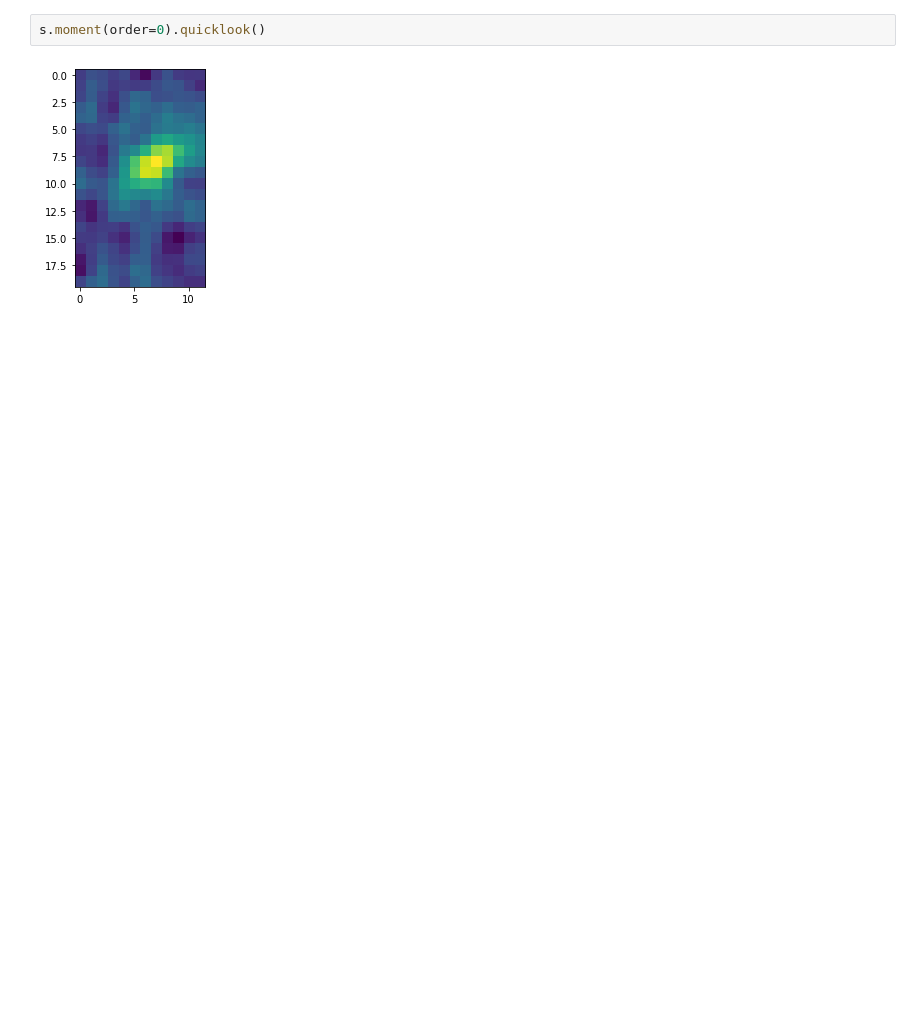
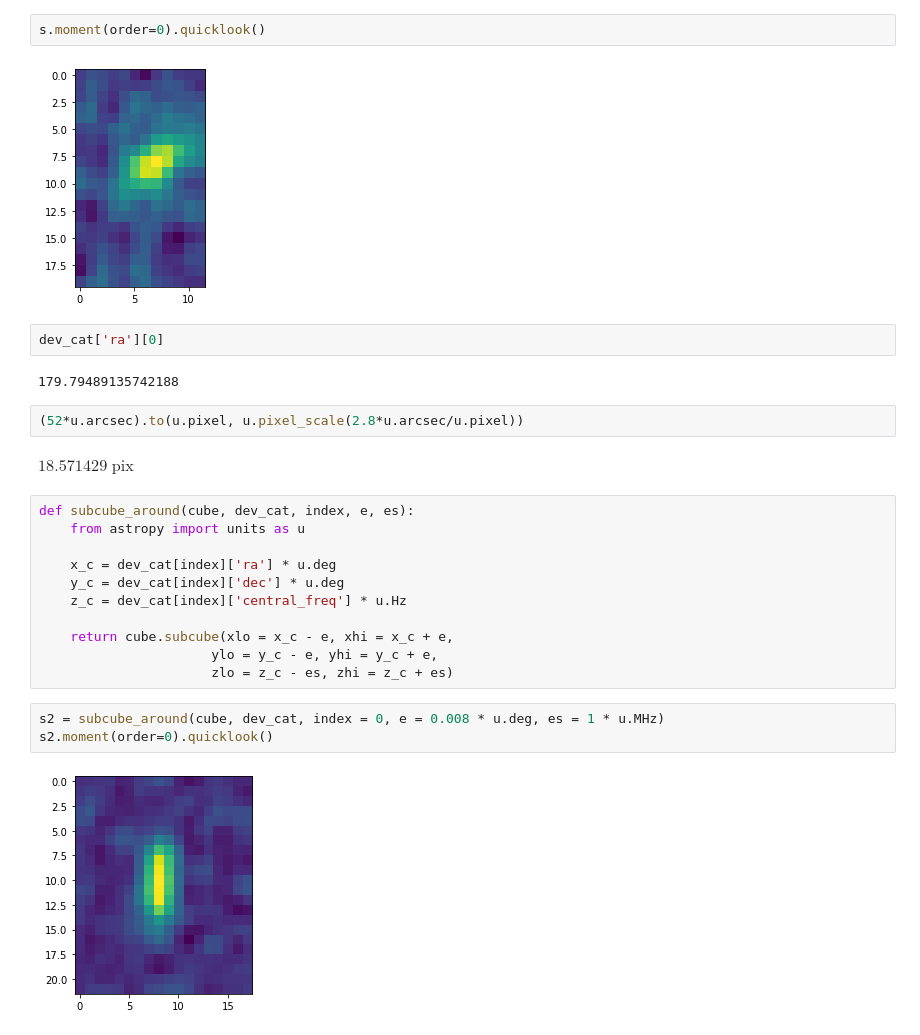
Before and after one commit to Gurmeet-Singh/RADGK-SDC2, a Jupyter notebook: astropy_tests.ipynb, the cells around one changed output. Drawn from its saved outputs; the diff is of its cells as text; blank space fills up the shorter version.

Commit message:
Small updates in Astro tuts.

```diff
--- a/astropy_tests.ipynb
+++ b/astropy_tests.ipynb
@@ -319,3 +342,27 @@ s = cube.subcube(xlo=179.79*u.deg, xhi=179.8*u.deg, ylo=-29.915*u.deg, yhi=-29.9
 s.moment(order=0).quicklook()
 # %% [output]
 [figure]
+# %%
+dev_cat['ra'][0]
+# %% [output]
+179.79489135742188
+# %%
+(52*u.arcsec).to(u.pixel, u.pixel_scale(2.8*u.arcsec/u.pixel))
+# %% [output]
+$18.571429 \; \mathrm{pix}$
+# %%
+def subcube_around(cube, dev_cat, index, e, es):
+    from astropy import units as u
+
+    x_c = dev_cat[index]['ra'] * u.deg
+    y_c = dev_cat[index]['dec'] * u.deg
+    z_c = dev_cat[index]['central_freq'] * u.Hz
+
+    return cube.subcube(xlo = x_c - e, xhi = x_c + e,
+                      ylo = y_c - e, yhi = y_c + e,
+                      zlo = z_c - es, zhi = z_c + es)
+# %%
+s2 = subcube_around(cube, dev_cat, index = 0, e = 0.008 * u.deg, es = 1 * u.MHz)
+s2.moment(order=0).quicklook()
+# %% [output]
+[figure, added]
```
Also changed, not shown: parts of 24 cells of this notebook.
